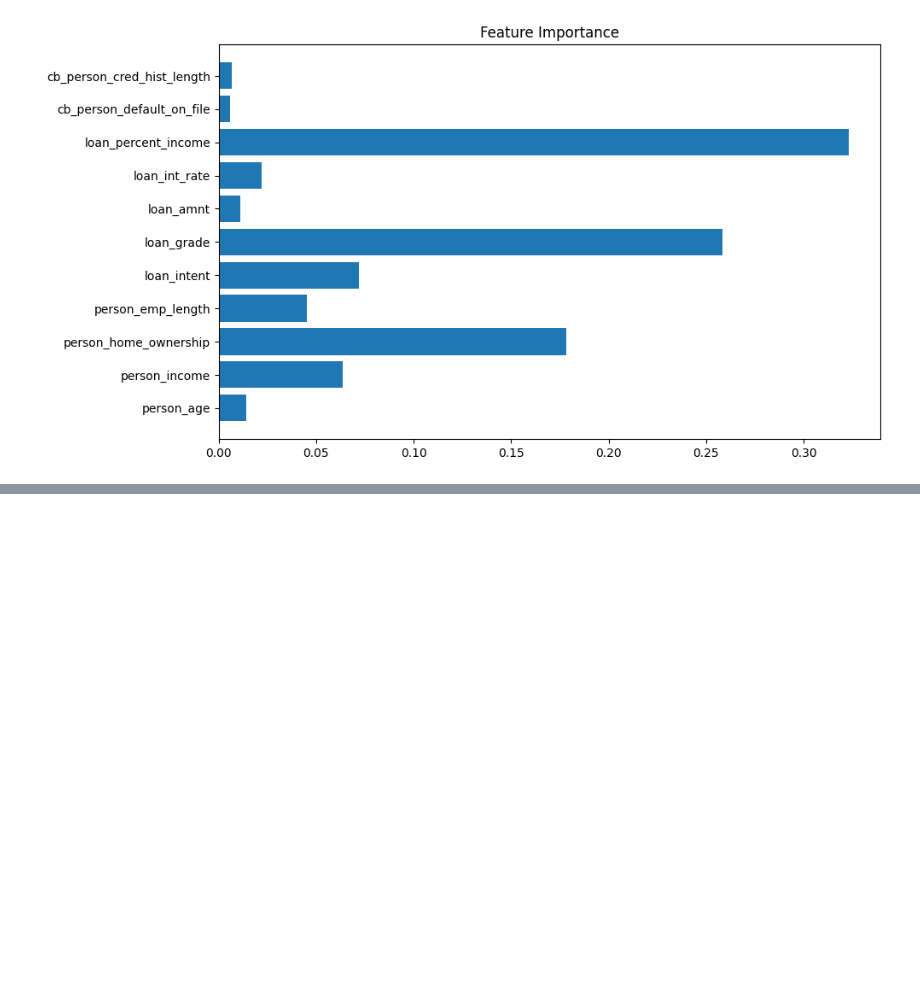
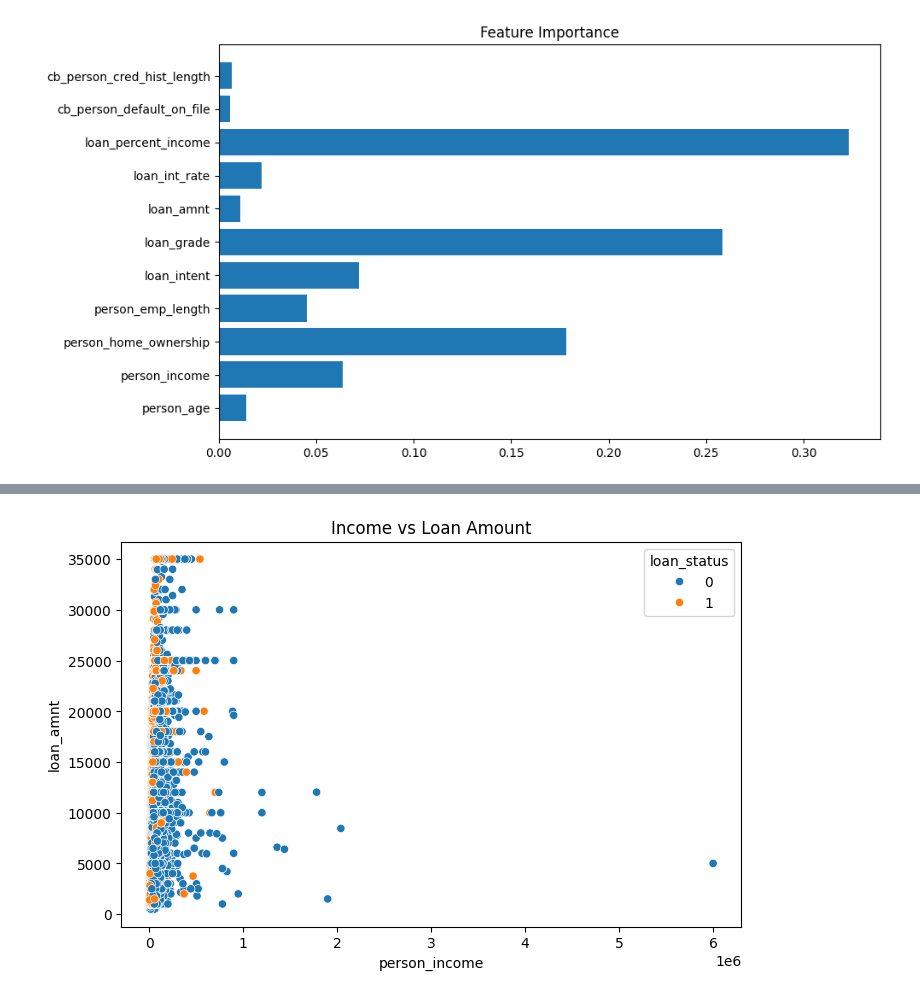
Before and after one commit to Monalisaturaka14/XGBOASTER-FOR-CREDIT-RISK-USING-MACHINE-MACHINNE-LEARNING, a Jupyter notebook: XGBOASTER_FOR_CREDIT_RISK_USING_MACHINE_LEARNING_ipynb.ipynb, the cells around one changed output, grey strips where cells are left out. Saved outputs shown, nothing was run; the diff lists cells and outputs as text; code cells hidden in the pictures; blank space fills up the shorter version.

```diff
--- a/XGBOASTER_FOR_CREDIT_RISK_USING_MACHINE_LEARNING_ipynb.ipynb
+++ b/XGBOASTER_FOR_CREDIT_RISK_USING_MACHINE_LEARNING_ipynb.ipynb
@@ -222,0 +306,12 @@ plt.show()
+# %%
+plt.figure(figsize=(8,5))
+sns.scatterplot(
+    x='person_income',
+    y='loan_amnt',
+    hue='loan_status',
+    data=df
+)
+plt.title("Income vs Loan Amount")
+plt.show()
+# %% [output]
+[figure, added]
```
Also changed, not shown: parts of 7 cells of this notebook.
